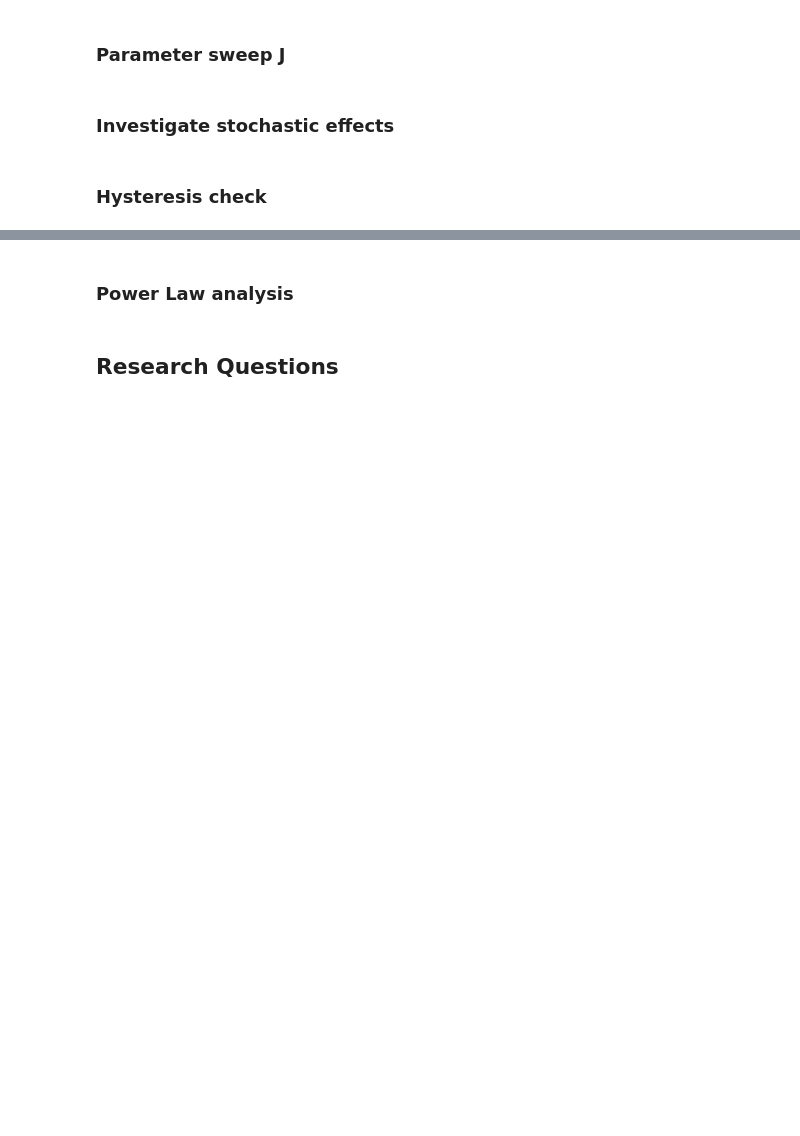
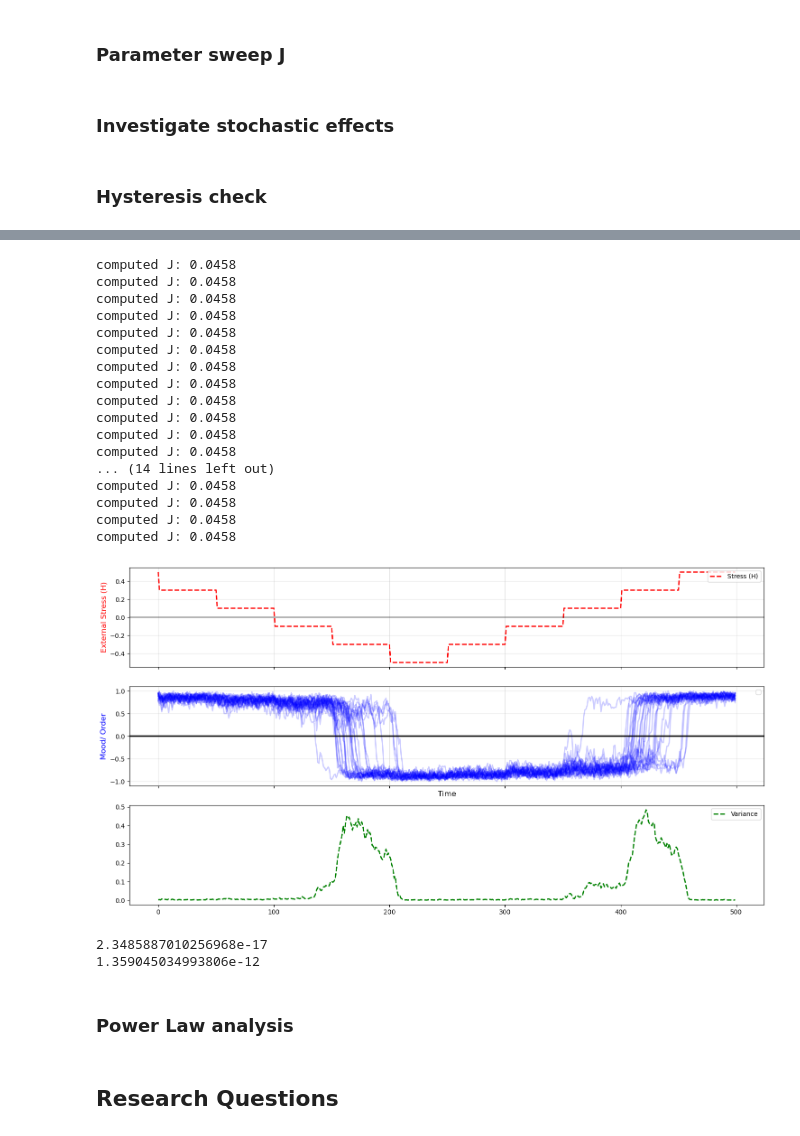
Before and after one commit to kylehtunis/psychopathology_css, a Jupyter notebook: project.ipynb, the cells around one changed output, grey strips where cells are left out. Saved outputs shown, nothing was run; the diff lists cells and outputs as text; code cells hidden in the pictures; blank space fills up the shorter version.

```diff
--- a/project.ipynb
+++ b/project.ipynb
@@ -645,3 +627,74 @@ Video saved successfully.
+# %%
+n = 30
+models = []
+for i in range(n):
+    model = IsingSimulation(G_large, H=0.5, J=None, T=2.269, length=500, warmup=50)
+    model.run(delta_H = delta_H)
+    models.append(model)
+
+fig, (ax1, ax2, ax3) = plt.subplots(3, 1, figsize=(15, 8), sharex=True)
+
+# top plot
+ax1.plot(models[0].h_history, color='red', linestyle='--', linewidth=2, label="Stress (H)")
+ax1.axhline(0, color='black', alpha=0.5)
+ax1.set_ylabel("External Stress (H)", color='red', fontsize=12)
+ax1.grid(True, alpha=0.3)
+ax1.legend(loc='upper right')
+
+for m in models:
+# middle plot
+    ax2.plot(m.order_history, color='blue', linewidth=2, alpha=0.2)
+    ax2.axhline(0, color='black', alpha=0.5)
+    ax2.set_ylabel("Mood/ Order", color='blue', fontsize=12)
+    ax2.set_xlabel("Time", fontsize=12)
+    ax2.grid(True, alpha=0.3)
+    ax2.legend(loc='upper right')
+
+orders = np.vstack([m.order_history for m in models])
+variance = np.var(orders, axis=0)
+ax3.plot(variance, 'g--', linewidth=2, label="Variance")
+ax3.legend()
+
+
+plt.tight_layout()
+plt.show()
+# %% [output]
+computed J: 0.0458
+computed J: 0.0458
+computed J: 0.0458
+computed J: 0.0458
+computed J: 0.0458
+computed J: 0.0458
+computed J: 0.0458
+computed J: 0.0458
+computed J: 0.0458
+computed J: 0.0458
+computed J: 0.0458
+computed J: 0.0458
+... (14 lines left out)
+computed J: 0.0458
+computed J: 0.0458
+computed J: 0.0458
+computed J: 0.0458
+[figure, added]
+# %%
+collapse_1_ts = np.zeros(n)
+collapse_2_ts = np.zeros(n)
+for i in range(n):
+    for j in range(1, models[i].length):
+        c1 = 0
+        if models[i].order_history[j] * models[i].order_history[j-1] < 0:
+            if collapse_1_ts[i] == 0:
+                collapse_1_ts[i] = j
+            else:
+                collapse_2_ts[i] = j
+                break
+
+print(spstats.ttest_1samp(collapse_1_ts, 0, alternative='greater').pvalue)
+print(spstats.ttest_1samp(collapse_2_ts, 0, alternative='greater').pvalue)
+# %% [output]
+2.3485887010256968e-17
+1.359045034993806e-12
 # %% [markdown]
 ### Power Law analysis
 # %%
```
Also changed, not shown: parts of 5 cells of this notebook.
